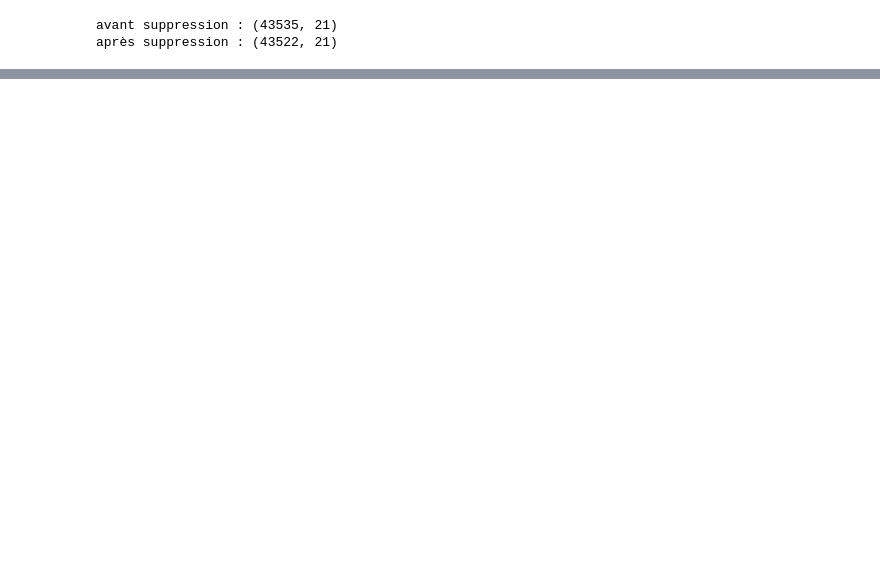
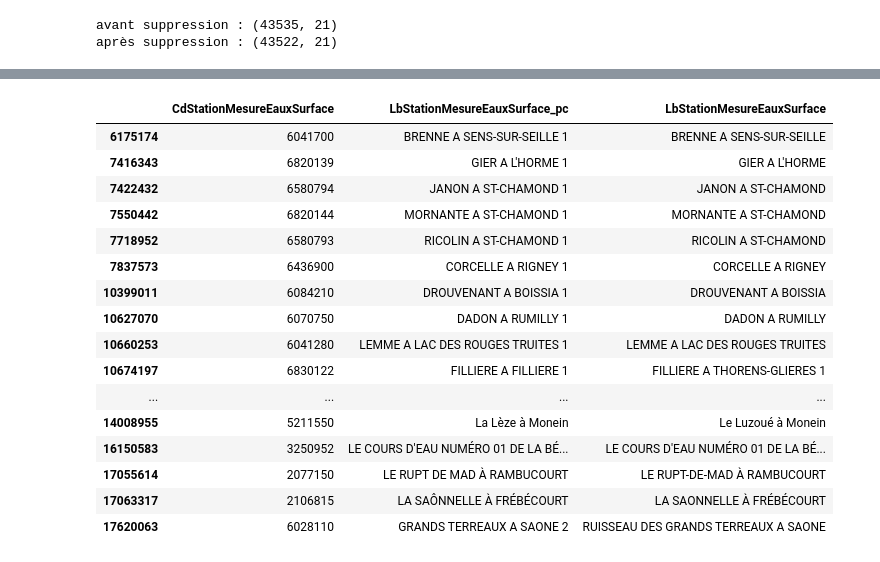
Before and after one commit to zoemarquis/naiades-analytics, a Jupyter notebook: naiades.ipynb, the cells around one changed output, grey strips where cells are left out. Cells and saved outputs as stored; diff of their text form; code cells hidden in the pictures; blank space fills up the shorter version.

```diff
--- a/naiades.ipynb
+++ b/naiades.ipynb
@@ -1602,0 +1309,21 @@ seuils_I2M2 = {
+# %%
+# 40 à 60
+label_diff_pc_station[40:60]
+# %% [output]
+|  | CdStationMesureEauxSurface | LbStationMesureEauxSurface_pc | LbStationMesureEauxSurface |
+| 6175174 | 6041700 | BRENNE A SENS-SUR-SEILLE 1 | BRENNE A SENS-SUR-SEILLE |
+| 7416343 | 6820139 | GIER A L'HORME 1 | GIER A L'HORME |
+| 7422432 | 6580794 | JANON A ST-CHAMOND 1 | JANON A ST-CHAMOND |
+| 7550442 | 6820144 | MORNANTE A ST-CHAMOND 1 | MORNANTE A ST-CHAMOND |
+| 7718952 | 6580793 | RICOLIN A ST-CHAMOND 1 | RICOLIN A ST-CHAMOND |
+| 7837573 | 6436900 | CORCELLE A RIGNEY 1 | CORCELLE A RIGNEY |
+| 10399011 | 6084210 | DROUVENANT A BOISSIA 1 | DROUVENANT A BOISSIA |
+| 10627070 | 6070750 | DADON A RUMILLY 1 | DADON A RUMILLY |
+| 10660253 | 6041280 | LEMME A LAC DES ROUGES TRUITES 1 | LEMME A LAC DES ROUGES TRUITES |
+| 10674197 | 6830122 | FILLIERE A FILLIERE 1 | FILLIERE A THORENS-GLIERES 1 |
+| ... | ... | ... | ... |
+| 14008955 | 5211550 | La Lèze à Monein | Le Luzoué à Monein |
+| 16150583 | 3250952 | LE COURS D'EAU NUMÉRO 01 DE LA BÉ... | LE COURS D'EAU NUMÉRO 01 DE LA BÉ... |
+| 17055614 | 2077150 | LE RUPT DE MAD À RAMBUCOURT | LE RUPT-DE-MAD À RAMBUCOURT |
+| 17063317 | 2106815 | LA SAÔNNELLE À FRÉBÉCOURT | LA SAONNELLE À FRÉBÉCOURT |
+| 17620063 | 6028110 | GRANDS TERREAUX A SAONE 2 | RUISSEAU DES GRANDS TERREAUX A SAONE |
```
Also changed, not shown: parts of 96 cells of this notebook.
